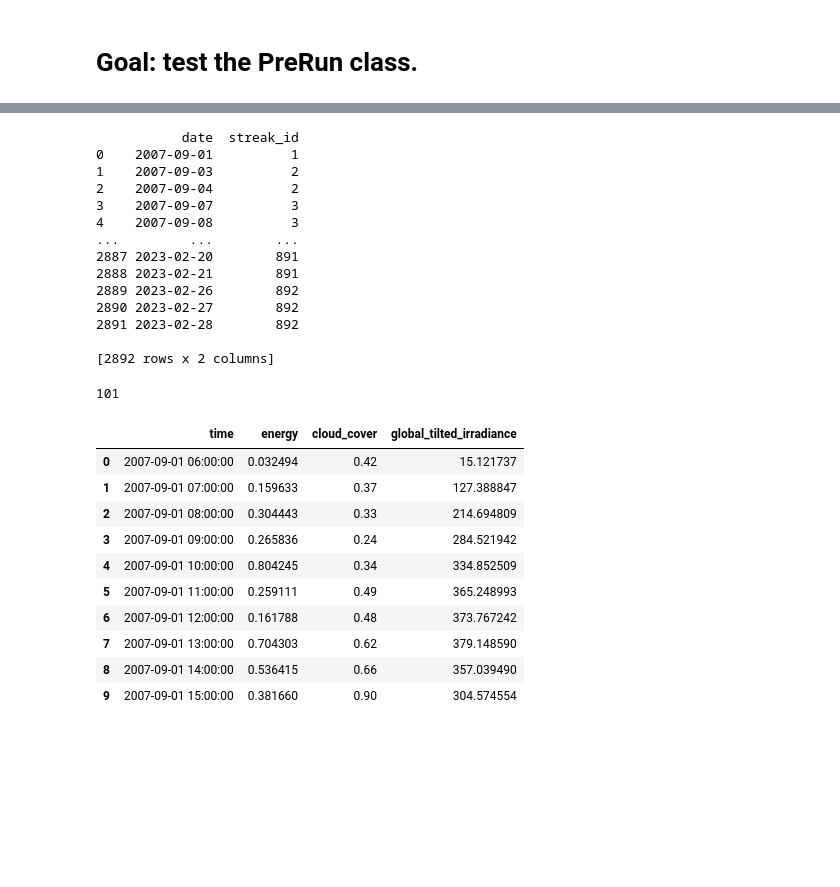
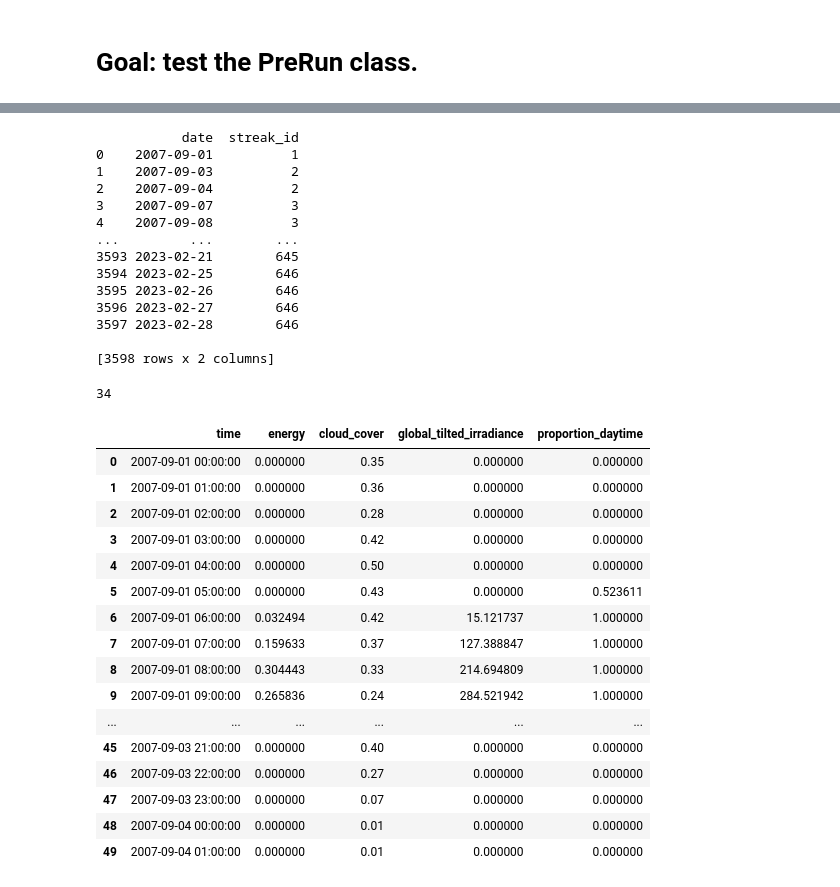
Before and after one commit to Erdos-Projects/predicting-day-ahead-solar-power-production, a Jupyter notebook: notebooks/eda/RS/power_to_energy_save.ipynb, the cells around one changed output, grey strips where cells are left out. Saved outputs shown, nothing was run; the diff lists cells and outputs as text; code cells hidden in the pictures; blank space fills up the shorter version.

Commit message:
fill_missing_hours and gather_weather_data

```diff
--- a/notebooks/eda/RS/power_to_energy_save.ipynb
+++ b/notebooks/eda/RS/power_to_energy_save.ipynb
@@ -119,5 +114,5 @@ len(check_prerun.good_days)
 # %%
-len(check_prerun.good_end_days_naive(7))
+len(check_prerun.good_end_days_naive(16))
 # %% [output]
            date  streak_id
 0    2007-09-01          1
@@ -126,26 +121,33 @@ len(check_prerun.good_end_days_naive(7))
 3    2007-09-07          3
 4    2007-09-08          3
 ...         ...        ...
-2887 2023-02-20        891
-2888 2023-02-21        891
-2889 2023-02-26        892
-2890 2023-02-27        892
-2891 2023-02-28        892
+3593 2023-02-21        645
+3594 2023-02-25        646
+3595 2023-02-26        646
+3596 2023-02-27        646
+3597 2023-02-28        646
 
-[2892 rows x 2 columns]
+[3598 rows x 2 columns]
-101
+34
 # %%
+check_prerun.fill_missing_hours()
 check_prerun.add_weather_features_only()
-check_prerun.amended_data.head(10)
+check_prerun.amended_data.head(50)
 # %% [output]
-|  | time | energy | cloud_cover | global_tilted_irradiance |
-| 0 | 2007-09-01 06:00:00 | 0.032494 | 0.42 | 15.121737 |
-| 1 | 2007-09-01 07:00:00 | 0.159633 | 0.37 | 127.388847 |
-| 2 | 2007-09-01 08:00:00 | 0.304443 | 0.33 | 214.694809 |
-| 3 | 2007-09-01 09:00:00 | 0.265836 | 0.24 | 284.521942 |
-| 4 | 2007-09-01 10:00:00 | 0.804245 | 0.34 | 334.852509 |
-| 5 | 2007-09-01 11:00:00 | 0.259111 | 0.49 | 365.248993 |
-| 6 | 2007-09-01 12:00:00 | 0.161788 | 0.48 | 373.767242 |
-| 7 | 2007-09-01 13:00:00 | 0.704303 | 0.62 | 379.148590 |
-| 8 | 2007-09-01 14:00:00 | 0.536415 | 0.66 | 357.039490 |
-| 9 | 2007-09-01 15:00:00 | 0.381660 | 0.90 | 304.574554 |
+|  | time | energy | cloud_cover | global_tilted_irradiance | proportion_daytime |
+| 0 | 2007-09-01 00:00:00 | 0.000000 | 0.35 | 0.000000 | 0.000000 |
+| 1 | 2007-09-01 01:00:00 | 0.000000 | 0.36 | 0.000000 | 0.000000 |
+| 2 | 2007-09-01 02:00:00 | 0.000000 | 0.28 | 0.000000 | 0.000000 |
+| 3 | 2007-09-01 03:00:00 | 0.000000 | 0.42 | 0.000000 | 0.000000 |
+| 4 | 2007-09-01 04:00:00 | 0.000000 | 0.50 | 0.000000 | 0.000000 |
+| 5 | 2007-09-01 05:00:00 | 0.000000 | 0.43 | 0.000000 | 0.523611 |
+| 6 | 2007-09-01 06:00:00 | 0.032494 | 0.42 | 15.121737 | 1.000000 |
+| 7 | 2007-09-01 07:00:00 | 0.159633 | 0.37 | 127.388847 | 1.000000 |
+| 8 | 2007-09-01 08:00:00 | 0.304443 | 0.33 | 214.694809 | 1.000000 |
+| 9 | 2007-09-01 09:00:00 | 0.265836 | 0.24 | 284.521942 | 1.000000 |
+| ... | ... | ... | ... | ... | ... |
+| 45 | 2007-09-03 21:00:00 | 0.000000 | 0.40 | 0.000000 | 0.000000 |
+| 46 | 2007-09-03 22:00:00 | 0.000000 | 0.27 | 0.000000 | 0.000000 |
+| 47 | 2007-09-03 23:00:00 | 0.000000 | 0.07 | 0.000000 | 0.000000 |
+| 48 | 2007-09-04 00:00:00 | 0.000000 | 0.01 | 0.000000 | 0.000000 |
+| 49 | 2007-09-04 01:00:00 | 0.000000 | 0.01 | 0.000000 | 0.000000 |
```
Also changed, not shown: parts of 8 cells of this notebook, 3 other files.
